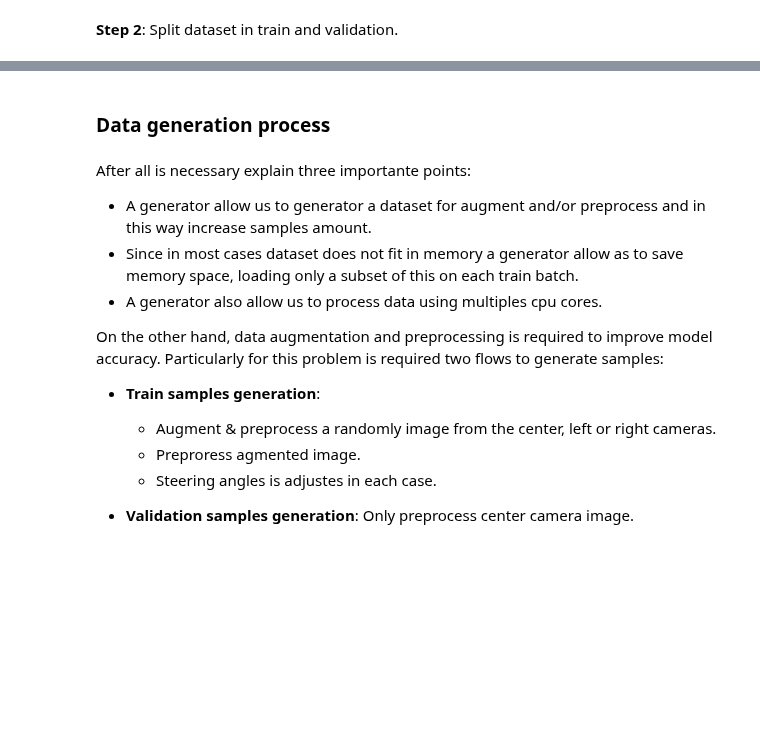
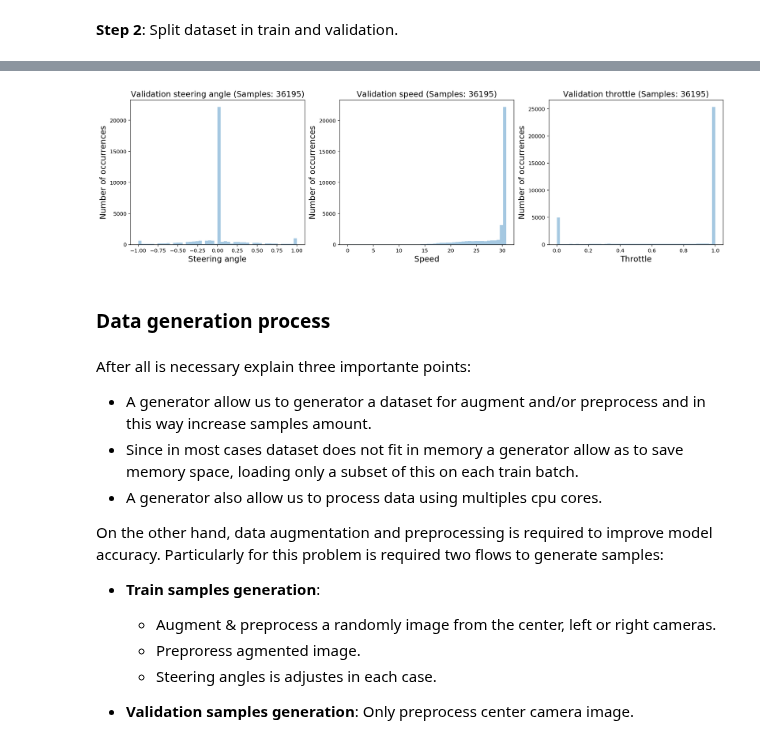
Before and after one commit to adrianmarino/self-driving-car-model, a Jupyter notebook: model-analysis.ipynb, the cells around one changed output, grey strips where cells are left out. Drawn from its saved outputs; the diff is of its cells as text; code cells hidden in the pictures; blank space fills up the shorter version.

```diff
--- a/model-analysis.ipynb
+++ b/model-analysis.ipynb
@@ -119,3 +126,11 @@ show_histogram(validation_dataset, title='Validation steering angle histogram')
+# %%
+histograms(
+    values=[validation_dataset.label_column(0), validation_dataset.label_column(1), validation_dataset.label_column(2)],
+    x_labels=['Steering angle', 'Speed', 'Throttle'],
+    titles=['Validation steering angle', 'Validation speed', 'Validation throttle']
+)
+# %% [output]
+[figure, added]
 # %% [markdown]
 ### Data generation process
 # %% [markdown]
```
Also changed, not shown: parts of 11 cells of this notebook, 7 other files.
